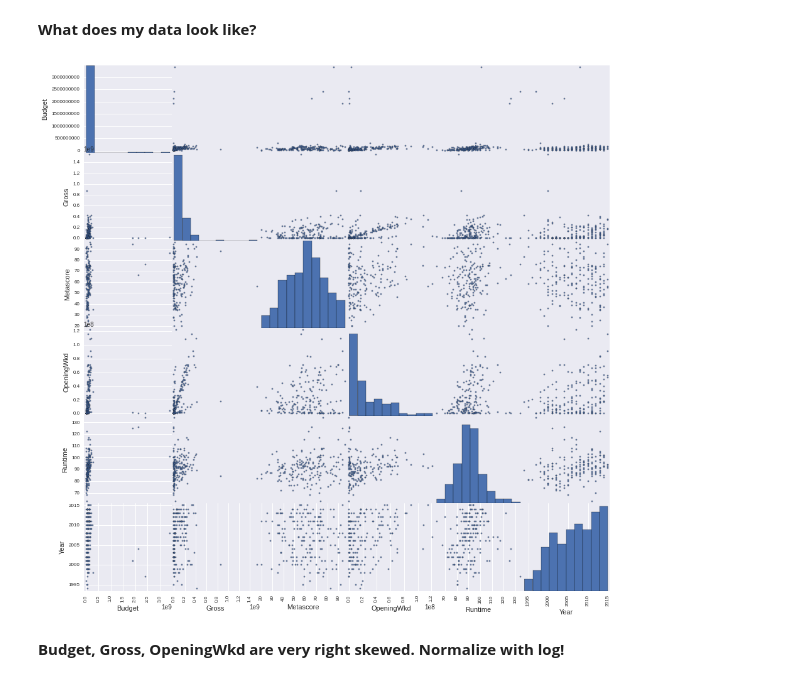
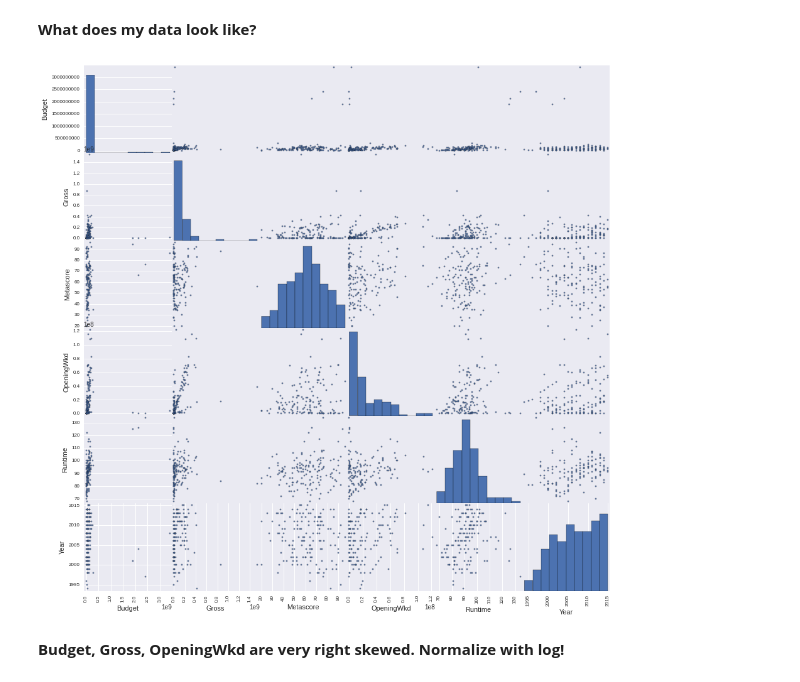
Before and after one commit to mykoz/luthor_project, a Jupyter notebook: luther_things.ipynb, the cells around one changed output. Drawn from its saved outputs; the diff is of its cells as text; code cells hidden in the pictures.

```diff
--- a/luther_things.ipynb
+++ b/luther_things.ipynb
@@ -73,17 +78,16 @@ cleandf.sort('Year')
 183 rows × 8 columns
 # %% [markdown]
 **..I end up with 183 movies**
+# %%
+#Split Data
+train, test = train_test_split(cleandf, test_size = 0.2, random_state = 1234)
 # %% [markdown]
 **What does my data look like?**
 # %%
-#cleandf_scattermatrix= sns.PairGrid(cleandf, size = 3, aspect = 1)
-#cleandf_scattermatrix = cleandf_scattermatrix.map_offdiag(plt.scatter, edgecolor = 'w')
-#cleandf_scattermatrix = cleandf_scattermatrix.map_diag(plt.hist)
-
-pandas.tools.plotting.scatter_matrix(cleandf , alpha=0.79, figsize=(15,15), grid=True, diagonal='hist')
+pandas.tools.plotting.scatter_matrix(train , alpha=0.79, figsize=(15,15), grid=True, diagonal='hist')
 plt.savefig(r"clean_scattermatrix.png")
 # %% [output]
-[figure, old version]
+[figure, new version]
 # %% [markdown]
 **Budget, Gross, OpeningWkd are very right skewed. Normalize with log!**
 # %%
```
Also changed, not shown: parts of 24 cells of this notebook, 2 other files.
